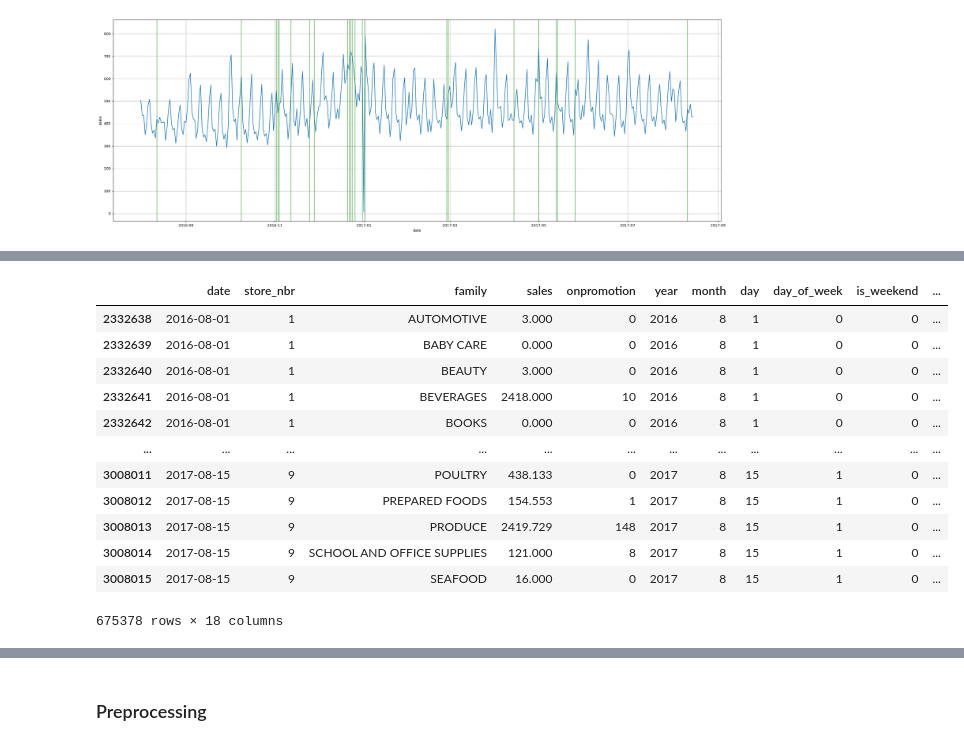
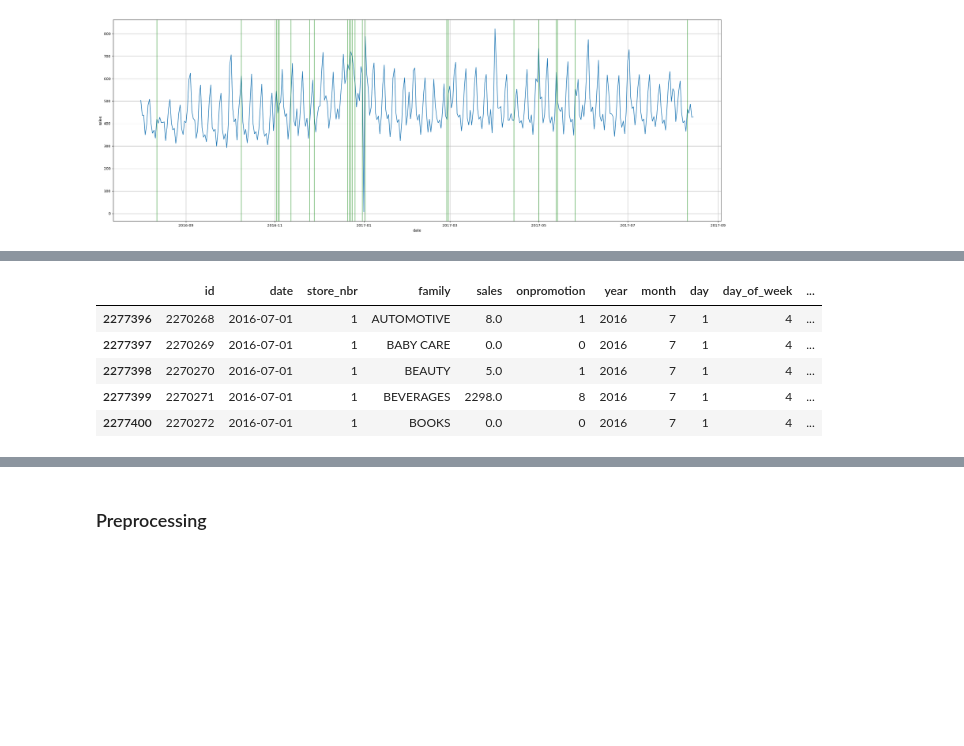
Before and after one commit to trietp1253201581/KaggleCompetition, a Jupyter notebook: Store Sales - Time Series Forecasting.ipynb, the cells around one changed output, grey strips where cells are left out. Drawn from its saved outputs; the diff is of its cells as text; code cells hidden in the pictures; blank space fills up the shorter version.

```diff
--- a/Store Sales - Time Series Forecasting.ipynb
+++ b/Store Sales - Time Series Forecasting.ipynb
@@ -50,7 +59,5 @@ def draw_numeric_features(data, x=None, y=None, overlap=None):
 # %% [markdown]
 ### `raw_df`
-# %%
-raw_df.drop(columns='id', inplace=True)
 # %%
 def get_info_of_date(df: pd.DataFrame):
     df['date'] = pd.to_datetime(df['date'])
@@ -390,3 +341,3 @@ national_hol_days = national_hol_days[['date','type']]
 # %%
 national_hol_days.rename({'type': 'hol_type'}, inplace=True, axis=1)
-national_hol_days['hol_type'] = national_hol_days.apply(lambda x: 'Holiday', axis=1)
+national_hol_days['hol_type'] = national_hol_days['hol_type'].apply(lambda x: 'Holiday')
@@ -407,0 +353,3 @@ test_df = pd.merge(left=test_df, right=national_hol_days, on='date', how='left')
+# %%
+date_min_to_lag = pd.to_datetime('2016-07-01')
+date_min_to_lag
@@ -408,18 +358,11 @@ test_df = pd.merge(left=test_df, right=national_hol_days, on='date', how='left')
 # %%
-raw_df = raw_df[raw_df['date']>=training_date_min]
+raw_df = raw_df[raw_df['date']>=date_min_to_lag]
 # %%
-raw_df
+raw_df.head()
 # %% [output]
-|  | date | store_nbr | family | sales | onpromotion | year | month | day | day_of_week | is_weekend | ... |
-| 2332638 | 2016-08-01 | 1 | AUTOMOTIVE | 3.000 | 0 | 2016 | 8 | 1 | 0 | 0 | ... |
-| 2332639 | 2016-08-01 | 1 | BABY CARE | 0.000 | 0 | 2016 | 8 | 1 | 0 | 0 | ... |
-| 2332640 | 2016-08-01 | 1 | BEAUTY | 3.000 | 0 | 2016 | 8 | 1 | 0 | 0 | ... |
-| 2332641 | 2016-08-01 | 1 | BEVERAGES | 2418.000 | 10 | 2016 | 8 | 1 | 0 | 0 | ... |
-| 2332642 | 2016-08-01 | 1 | BOOKS | 0.000 | 0 | 2016 | 8 | 1 | 0 | 0 | ... |
-| ... | ... | ... | ... | ... | ... | ... | ... | ... | ... | ... | ... |
-| 3008011 | 2017-08-15 | 9 | POULTRY | 438.133 | 0 | 2017 | 8 | 15 | 1 | 0 | ... |
-| 3008012 | 2017-08-15 | 9 | PREPARED FOODS | 154.553 | 1 | 2017 | 8 | 15 | 1 | 0 | ... |
-| 3008013 | 2017-08-15 | 9 | PRODUCE | 2419.729 | 148 | 2017 | 8 | 15 | 1 | 0 | ... |
-| 3008014 | 2017-08-15 | 9 | SCHOOL AND OFFICE SUPPLIES | 121.000 | 8 | 2017 | 8 | 15 | 1 | 0 | ... |
-| 3008015 | 2017-08-15 | 9 | SEAFOOD | 16.000 | 0 | 2017 | 8 | 15 | 1 | 0 | ... |
+|  | id | date | store_nbr | family | sales | onpromotion | year | month | day | day_of_week | ... |
+| 2277396 | 2270268 | 2016-07-01 | 1 | AUTOMOTIVE | 8.0 | 1 | 2016 | 7 | 1 | 4 | ... |
+| 2277397 | 2270269 | 2016-07-01 | 1 | BABY CARE | 0.0 | 0 | 2016 | 7 | 1 | 4 | ... |
+| 2277398 | 2270270 | 2016-07-01 | 1 | BEAUTY | 5.0 | 1 | 2016 | 7 | 1 | 4 | ... |
+| 2277399 | 2270271 | 2016-07-01 | 1 | BEVERAGES | 2298.0 | 8 | 2016 | 7 | 1 | 4 | ... |
+| 2277400 | 2270272 | 2016-07-01 | 1 | BOOKS | 0.0 | 0 | 2016 | 7 | 1 | 4 | ... |
-675378 rows × 18 columns
```
Also changed, not shown: parts of 131 cells of this notebook, 1 other file.
